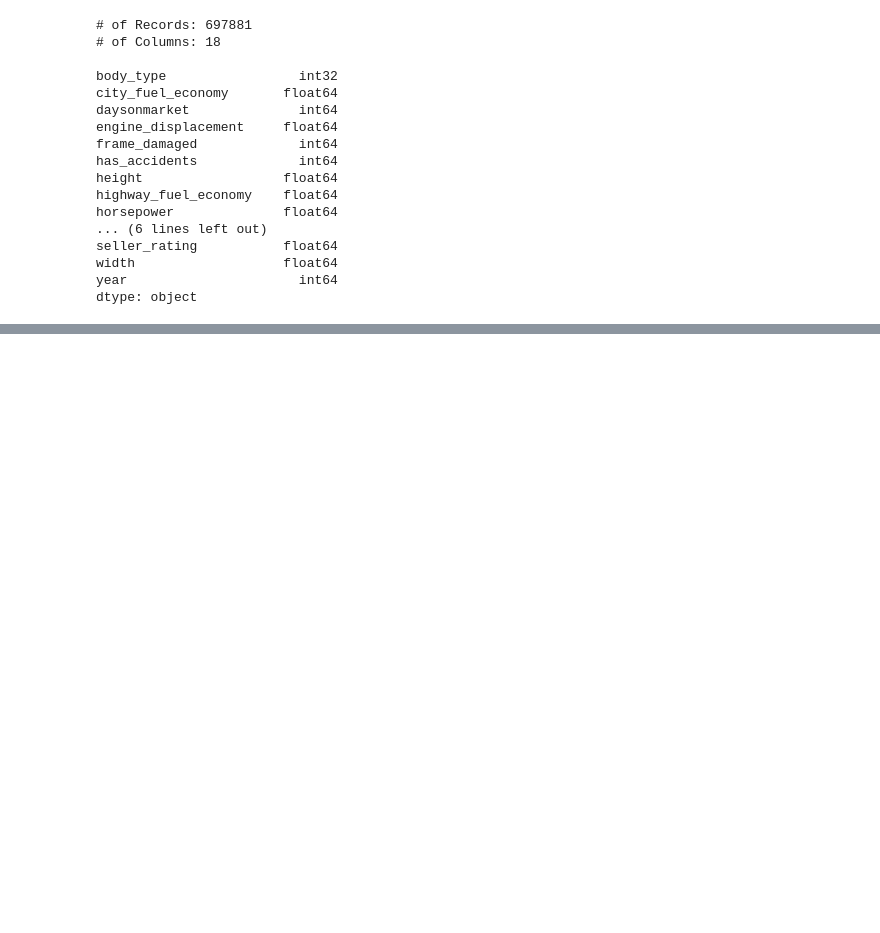
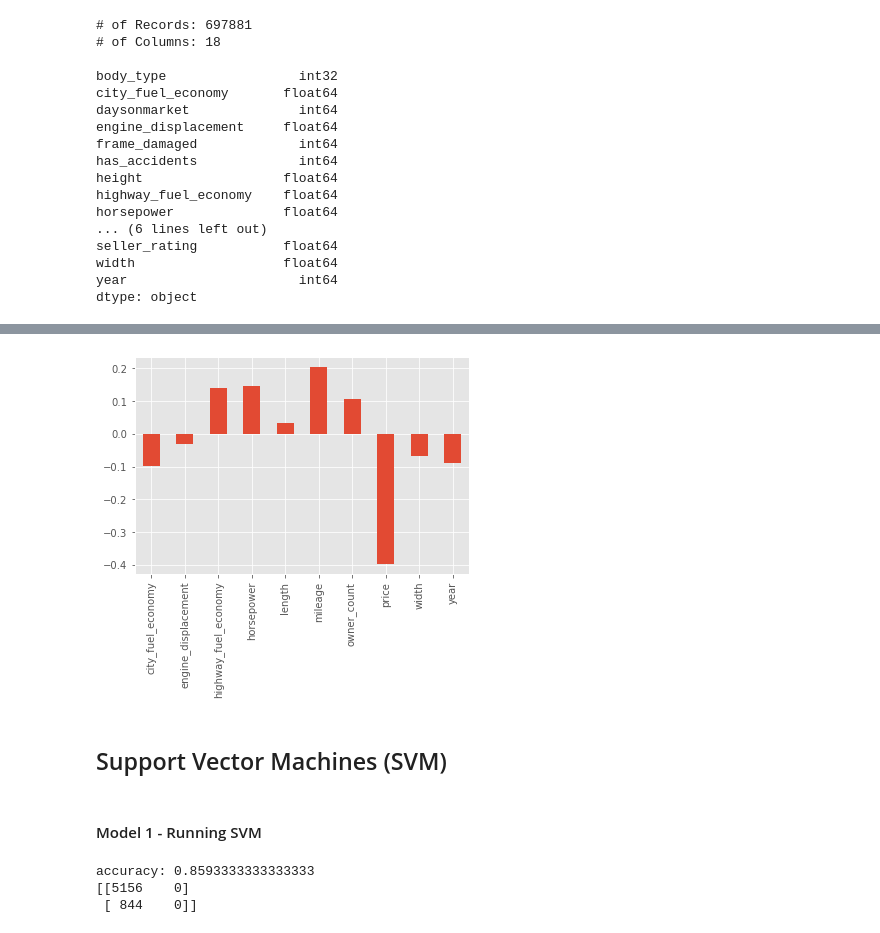
Before and after one commit to chee154/ml-Py-used_cars, a Jupyter notebook: Used_Car_Miniproject_SVM_LR_Classification.ipynb, the cells around one changed output, grey strips where cells are left out. Saved outputs shown, nothing was run; the diff lists cells and outputs as text; code cells hidden in the pictures; blank space fills up the shorter version.

```diff
--- a/Used_Car_Miniproject_SVM_LR_Classification.ipynb
+++ b/Used_Car_Miniproject_SVM_LR_Classification.ipynb
@@ -425,0 +534,15 @@ print(lr_clf.coef_.T)
+# %%
+from matplotlib import pyplot as plt
+%matplotlib inline
+plt.style.use('ggplot')
+
+
+weights = pd.Series(lr_clf.coef_[0],index=df_pca.columns)
+weights.plot(kind='bar')
+plt.show()
+# %% [output]
+[figure, added]
+# %% [markdown]
+## Support Vector Machines (SVM)
+# %% [markdown]
+#### Model 1 - Running SVM
@@ -425,0 +563,19 @@ print(lr_clf.coef_.T)
+# %%
+# lets investigate SVMs on the data and play with the parameters and kernels
+from sklearn.svm import SVC
+
+
+# train the model just as before
+svm_clf = SVC(C=0.5, kernel='rbf', degree=3, gamma='auto') # get object
+svm_clf.fit(X_train_scaled_small, y_train_small)  # train object
+
+y_hat_small = svm_clf.predict(X_test_scaled_small) # get test set precitions
+
+acc = mt.accuracy_score(y_test_small,y_hat_small)
+conf = mt.confusion_matrix(y_test_small,y_hat_small)
+print('accuracy:', acc )
+print(conf)
+# %% [output]
+accuracy: 0.8593333333333333
+[[5156    0]
+ [ 844    0]]
```
Also changed, not shown: parts of 90 cells of this notebook, 1 other file.
